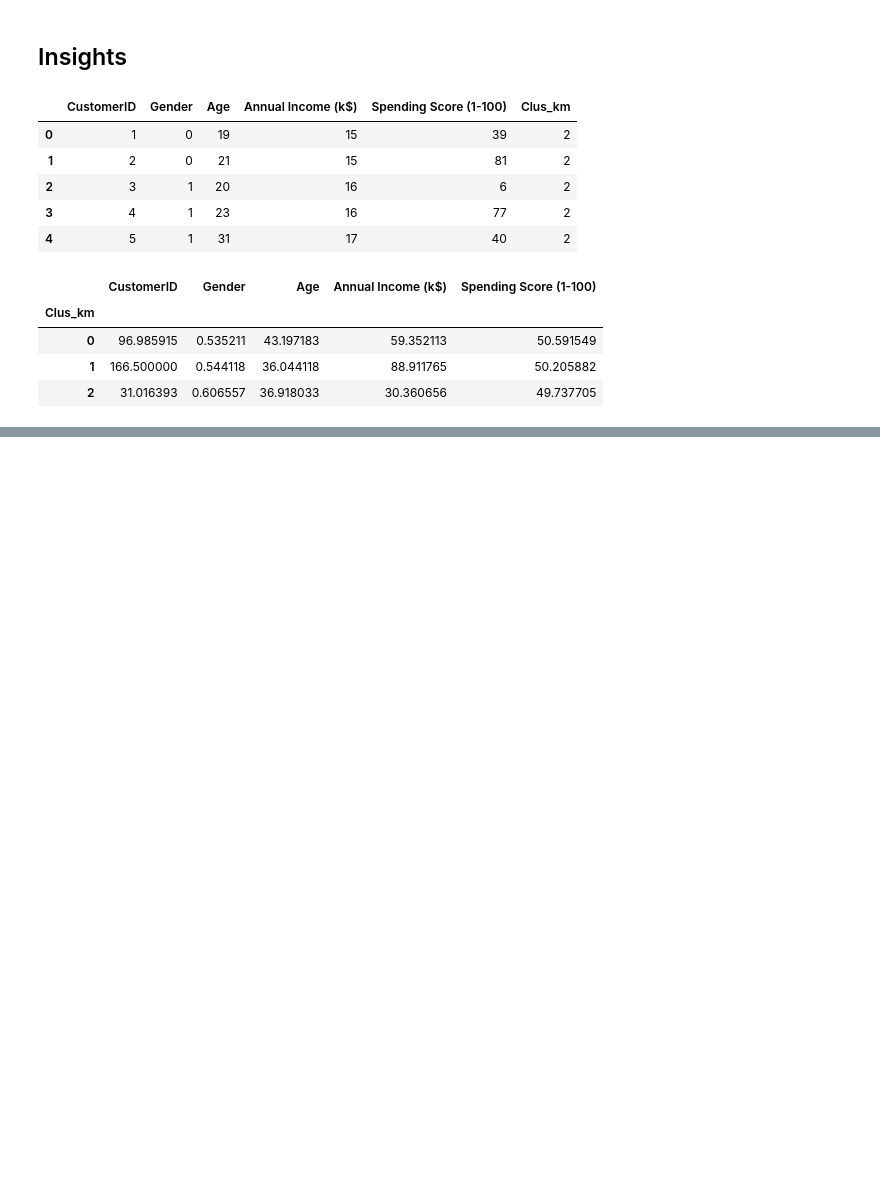
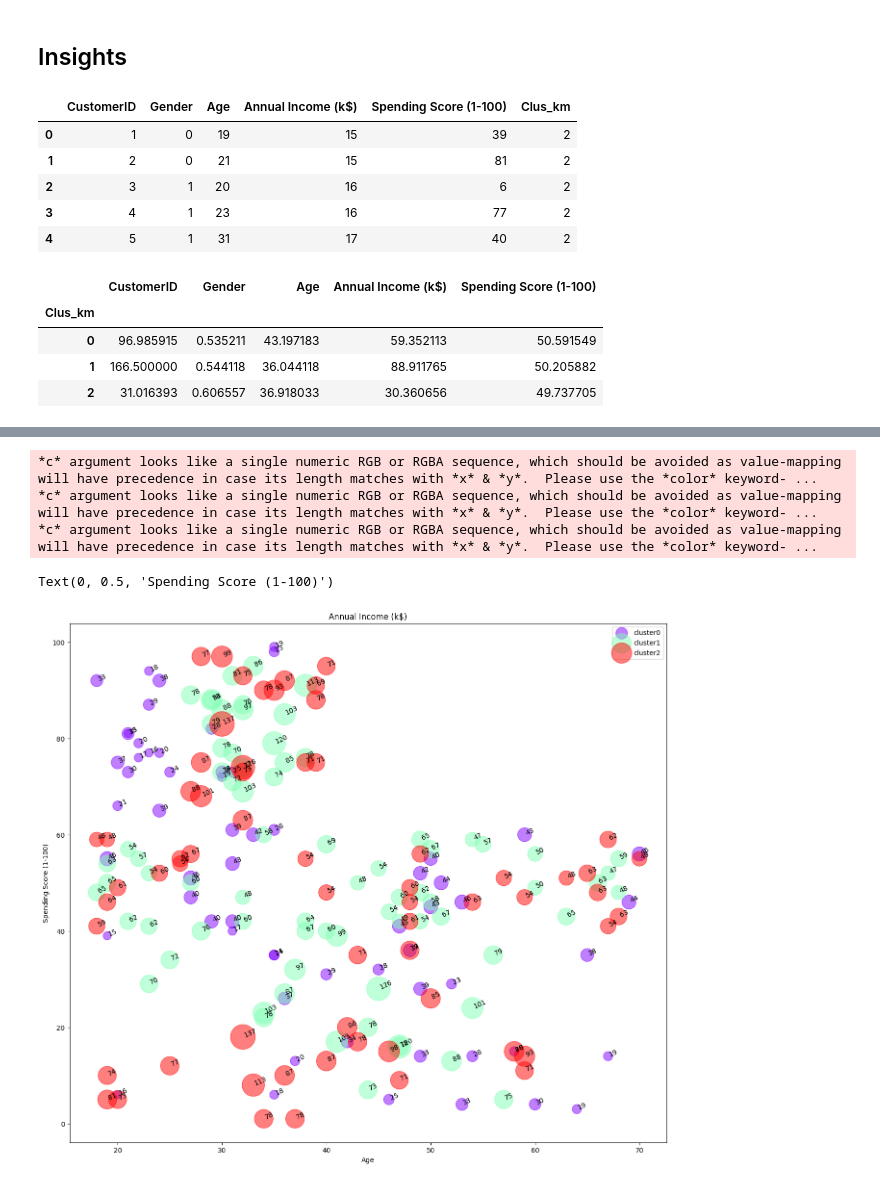
Before and after one commit to suicideland/Maktabkhooneh-Machine-Learning-with-Python, a Jupyter notebook: Season-4/Clustering.ipynb, the cells around one changed output, grey strips where cells are left out. Cells and saved outputs as stored; diff of their text form; code cells hidden in the pictures; blank space fills up the shorter version.

```diff
--- a/Season-4/Clustering.ipynb
+++ b/Season-4/Clustering.ipynb
@@ -152,0 +196,5 @@ plt.show()
+# %%
+agglom = AgglomerativeClustering(n_clusters = 3, linkage = 'complete')
+agglom.fit(dist_matrix)
+
+agglom.labels_
@@ -152,0 +212,3 @@ plt.show()
+# %%
+df['cluster_agglom'] = agglom.labels_
+df.head()
@@ -152,0 +222,21 @@ plt.show()
+# %%
+import matplotlib.cm as cm
+n_clusters = max(agglom.labels_)+1
+colors = cm.rainbow(np.linspace(0, 1, n_clusters))
+cluster_labels = list(range(0, n_clusters))
+plt.figure(figsize=(16,14))
+for color, label in zip(colors, cluster_labels):
+    subset = df[df.cluster_agglom == label]
+    for i in subset.index:
+            plt.text(subset.Age[i], subset['Spending Score (1-100)'][i],subset['Annual Income (k$)'][i], rotation=25)
+    plt.scatter(subset.Age, subset['Spending Score (1-100)'], s= subset['Annual Income (k$)']*10, c=color, label='cluster'+str(label),alpha=0.5)
+plt.legend()
+plt.title('Annual Income (k$)')
+plt.xlabel('Age')
+plt.ylabel('Spending Score (1-100)')
+# %% [output]
+*c* argument looks like a single numeric RGB or RGBA sequence, which should be avoided as value-mapping will have precedence in case its length matches with *x* & *y*.  Please use the *color* keyword- ...
+*c* argument looks like a single numeric RGB or RGBA sequence, which should be avoided as value-mapping will have precedence in case its length matches with *x* & *y*.  Please use the *color* keyword- ...
+*c* argument looks like a single numeric RGB or RGBA sequence, which should be avoided as value-mapping will have precedence in case its length matches with *x* & *y*.  Please use the *color* keyword- ...
+Text(0, 0.5, 'Spending Score (1-100)')
+[figure, added]
```
Also changed, not shown: parts of 9 cells of this notebook, 1 other file.
